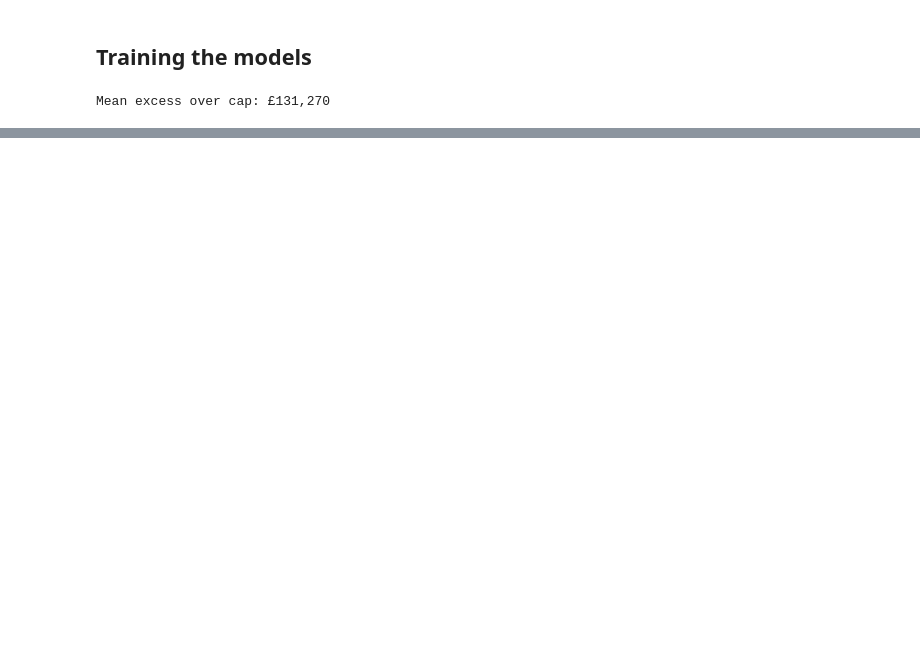
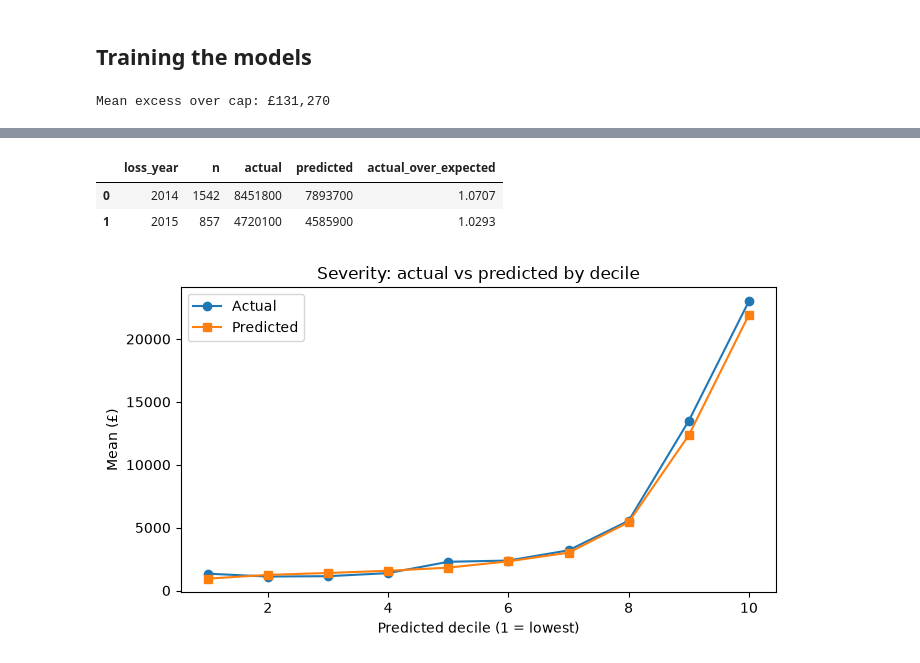
Before and after one commit to qusai238/fnol_modelling, a Jupyter notebook: notebooks/fnol_analysis.ipynb, the cells around one changed output, grey strips where cells are left out. Drawn from its saved outputs; the diff is of its cells as text; code cells hidden in the pictures; blank space fills up the shorter version.

Commit message:
saving models in json format adding some evaluation metrics/plots

```diff
--- a/notebooks/fnol_analysis.ipynb
+++ b/notebooks/fnol_analysis.ipynb
@@ -462,7 +470,7 @@ save_best_params(best_large_loss,"/Users/qusaislaptop/Projects/data_science/hast
 # %% [markdown]
 ## Training the models
 # %%
-severity_models, large_models, mean_excess, oos_preds = train_and_score_oos(
+severity_model, large_loss_model, mean_excess, oos_preds = train_and_score_oos(
     df, FEATURE_COLS, best_severity, best_large_loss
 )
 
@@ -536,0 +544,4 @@ Name: gain_share, dtype: float64
+# %%
+# development set
+dev = df[df[config.SPLIT_COL] == config.SPLIT_TRAIN_VALID]
+oos = build_oos_frame(df, oos_preds)
@@ -536,0 +570,12 @@ Name: gain_share, dtype: float64
+# %%
+year_table = get_year_ae(oos, config.TARGET_CAPPED, config.PRED_CAPPED_COL)
+year_table
+# %% [output]
+|  | loss_year | n | actual | predicted | actual_over_expected |
+| 0 | 2014 | 1542 | 8451800 | 7893700 | 1.0707 |
+| 1 | 2015 | 857 | 4720100 | 4585900 | 1.0293 |
+# %%
+# actual vs predicted by decile
+plot_decile_ae(oos, title="Severity Model: actual vs predicted by decile");
+# %% [output]
+[figure, added]
```
Also changed, not shown: parts of 42 cells of this notebook, 6 other files.
